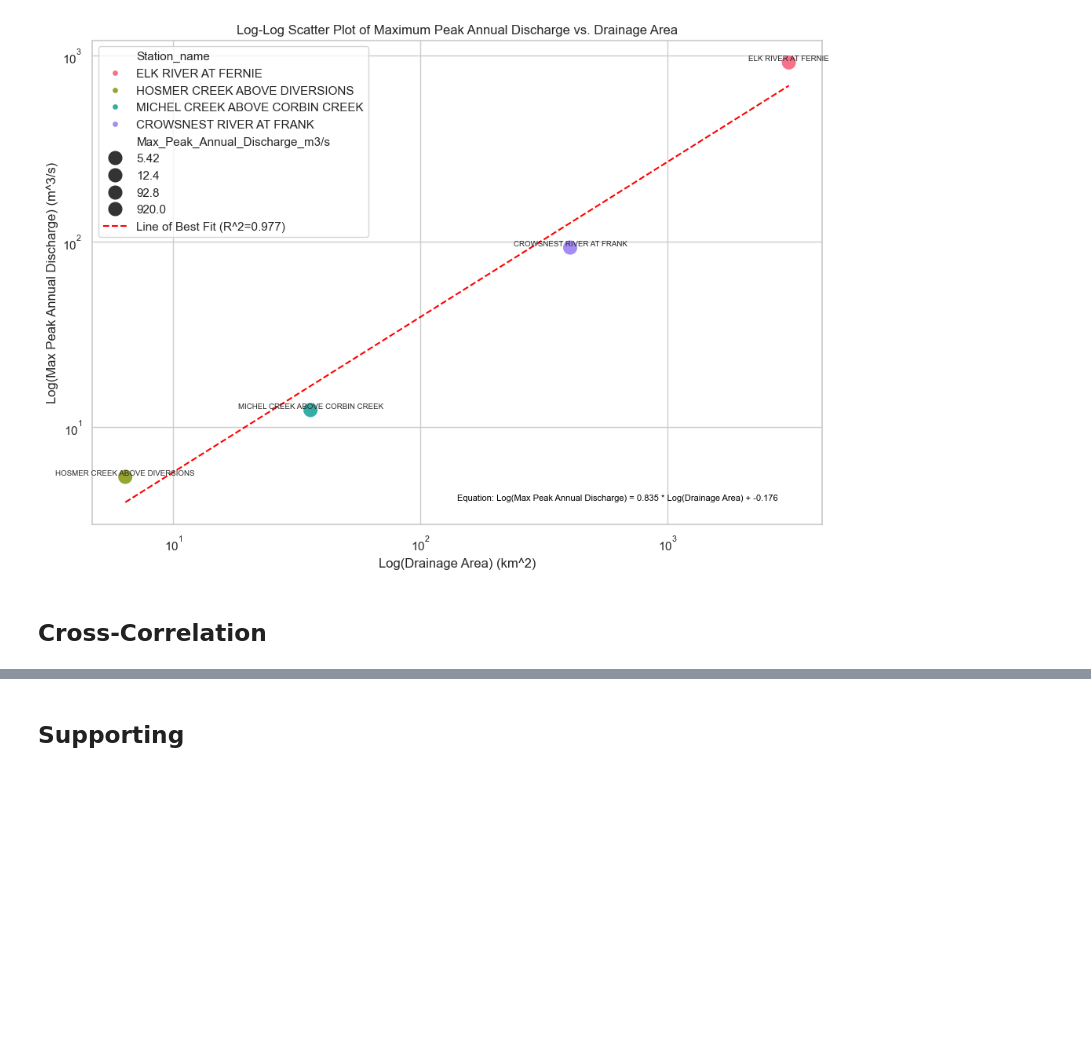
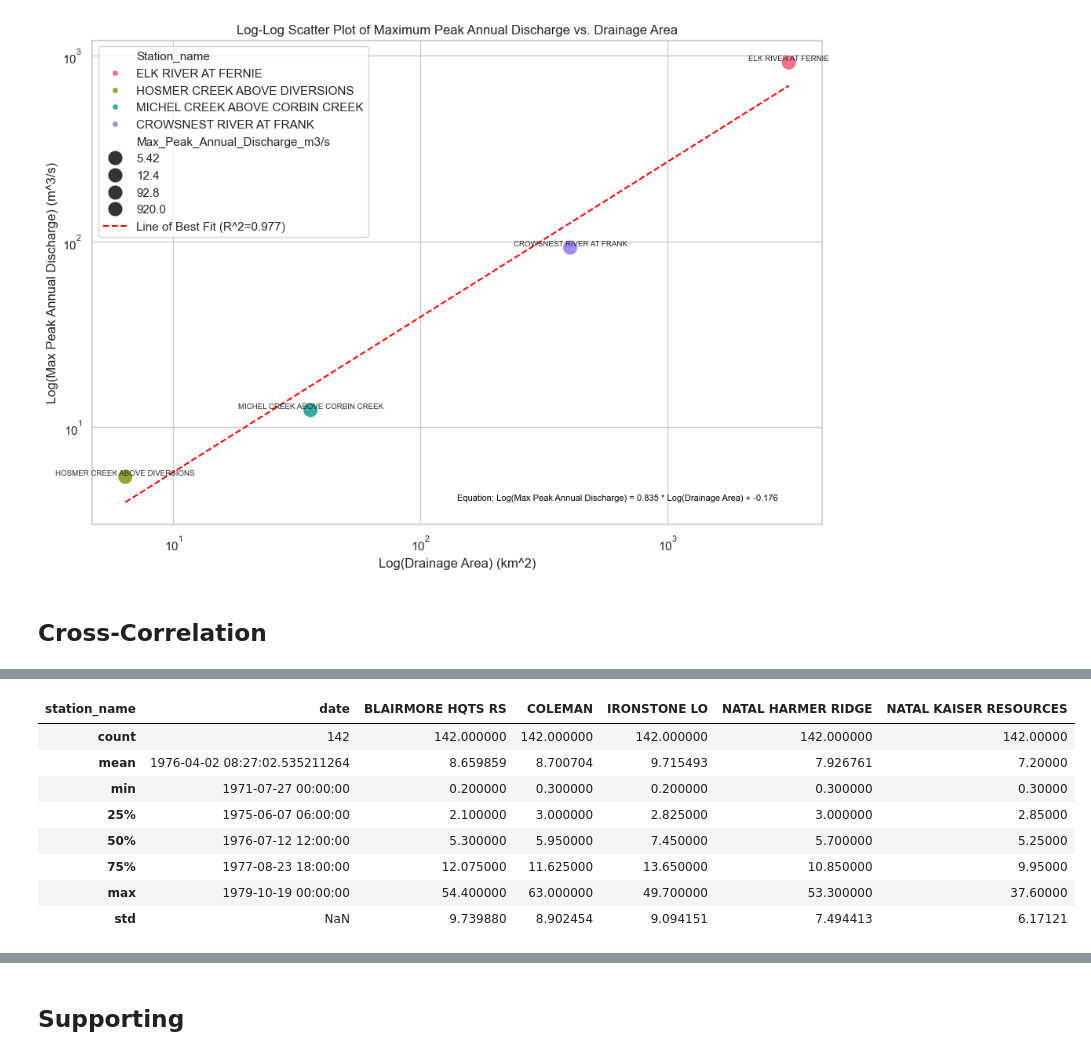
Before and after one commit to moniquebeaulieu/TM_PHES, a Jupyter notebook: EDA.ipynb, the cells around one changed output, grey strips where cells are left out. Cells and saved outputs as stored; diff of their text form; code cells hidden in the pictures; blank space fills up the shorter version.

```diff
--- a/EDA.ipynb
+++ b/EDA.ipynb
@@ -591,0 +689,3 @@ print(f'Correlation Matrix between {", ".join(station_names)}:\n{correlation_mat
+# %%
+combo2_df = extract_and_transform(combo2, weathercan_df)
+combo2_df.head()
@@ -591,0 +699,12 @@ print(f'Correlation Matrix between {", ".join(station_names)}:\n{correlation_mat
+# %%
+combo2_df.describe()
+# %% [output]
+| station_name | date | BLAIRMORE HQTS RS | COLEMAN | IRONSTONE LO | NATAL HARMER RIDGE | NATAL KAISER RESOURCES |
+| count | 142 | 142.000000 | 142.000000 | 142.000000 | 142.000000 | 142.00000 |
+| mean | 1976-04-02 08:27:02.535211264 | 8.659859 | 8.700704 | 9.715493 | 7.926761 | 7.20000 |
+| min | 1971-07-27 00:00:00 | 0.200000 | 0.300000 | 0.200000 | 0.300000 | 0.30000 |
+| 25% | 1975-06-07 06:00:00 | 2.100000 | 3.000000 | 2.825000 | 3.000000 | 2.85000 |
+| 50% | 1976-07-12 12:00:00 | 5.300000 | 5.950000 | 7.450000 | 5.700000 | 5.25000 |
+| 75% | 1977-08-23 18:00:00 | 12.075000 | 11.625000 | 13.650000 | 10.850000 | 9.95000 |
+| max | 1979-10-19 00:00:00 | 54.400000 | 63.000000 | 49.700000 | 53.300000 | 37.60000 |
+| std | NaN | 9.739880 | 8.902454 | 9.094151 | 7.494413 | 6.17121 |
```
Also changed, not shown: parts of 35 cells of this notebook, 1 other file.
